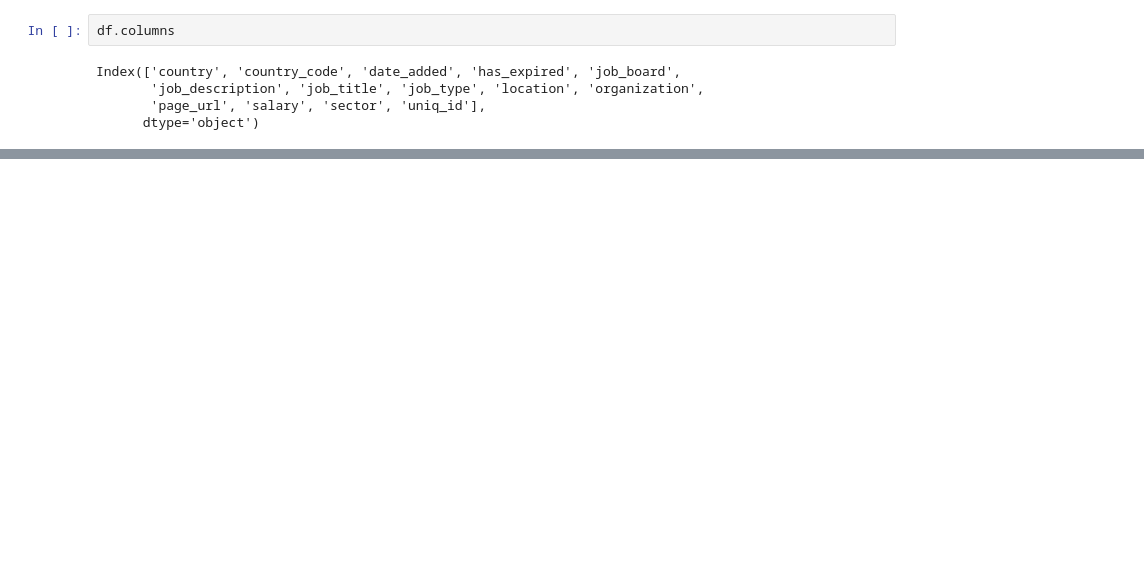
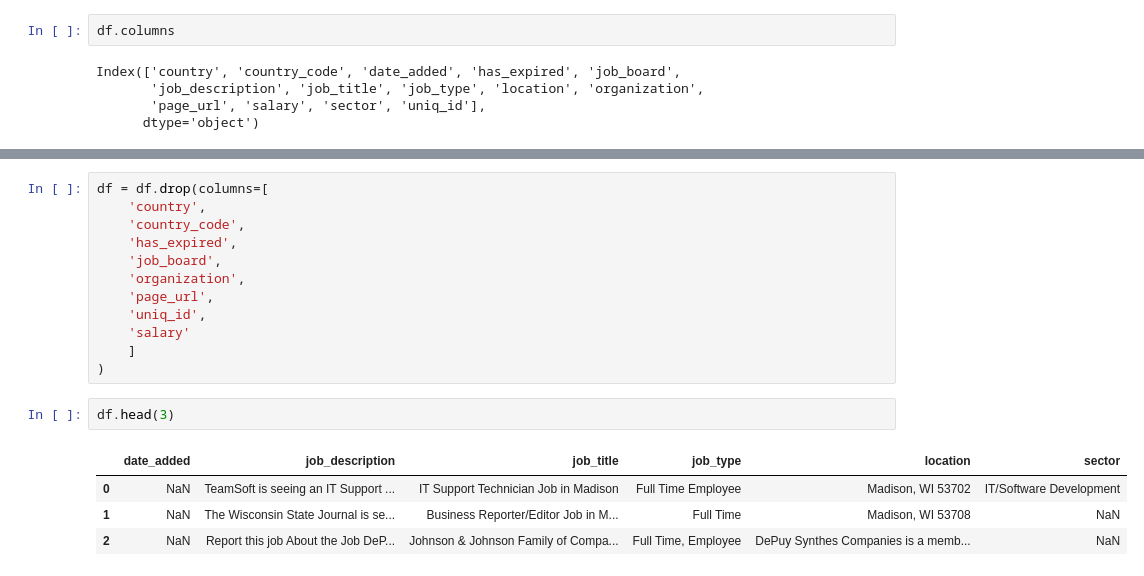
Before and after one commit to 3wn00/job_cleaning, a Jupyter notebook: notebooks/clean.ipynb, the cells around one changed output, grey strips where cells are left out. Saved outputs shown, nothing was run; the diff lists cells and outputs as text; blank space fills up the shorter version.

```diff
--- a/notebooks/clean.ipynb
+++ b/notebooks/clean.ipynb
@@ -105,0 +122,19 @@ Line chart – listings per month. (Careful: this dataset only covers ~11 months
+# %%
+df = df.drop(columns=[
+    'country',
+    'country_code',
+    'has_expired',
+    'job_board',
+    'organization',
+    'page_url',
+    'uniq_id',
+    'salary'
+    ]
+)
+# %%
+df.head(3)
+# %% [output]
+|  | date_added | job_description | job_title | job_type | location | sector |
+| 0 | NaN | TeamSoft is seeing an IT Support ... | IT Support Technician Job in Madison | Full Time Employee | Madison, WI 53702 | IT/Software Development |
+| 1 | NaN | The Wisconsin State Journal is se... | Business Reporter/Editor Job in M... | Full Time | Madison, WI 53708 | NaN |
+| 2 | NaN | Report this job About the Job DeP... | Johnson & Johnson Family of Compa... | Full Time, Employee | DePuy Synthes Companies is a memb... | NaN |
```
Also changed, not shown: parts of 6 cells of this notebook.
